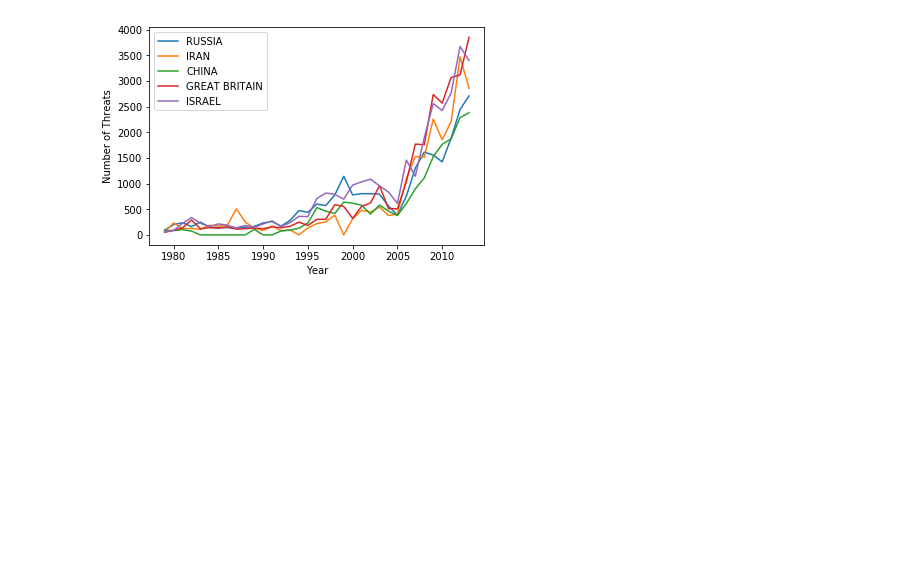
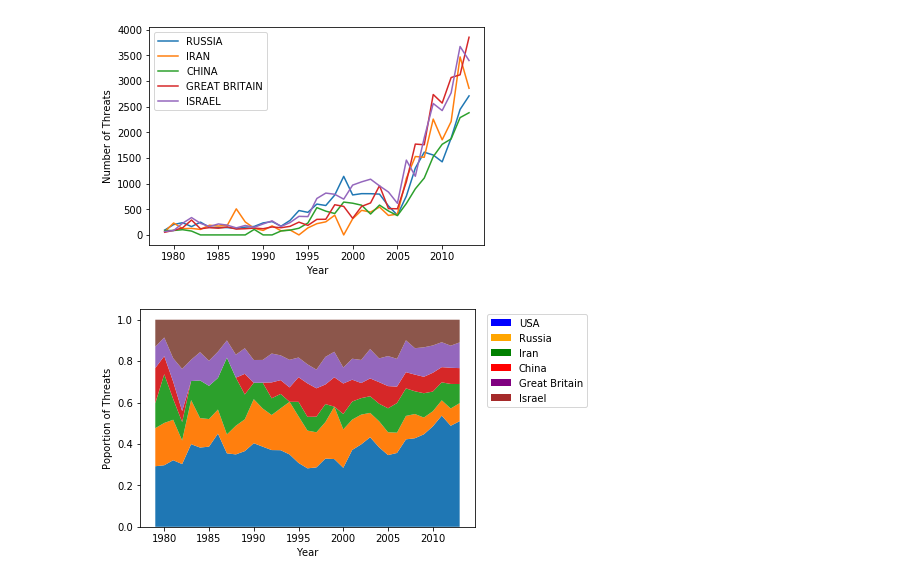
Before and after one commit to cubu0178/WeLikeBigData, a Jupyter notebook: Threats.ipynb, the cells around one changed output. Cells and saved outputs as stored; diff of their text form; code cells hidden in the pictures; blank space fills up the shorter version.

```diff
--- a/Threats.ipynb
+++ b/Threats.ipynb
@@ -230,3 +251,27 @@ plt.ylabel('Number of Threats')
 plt.show()
 # %% [output]
 [figure]
+# %%
+col_names=['Year','USA','RUSSIA','IRAN','CHINA','GREATBRITAIN','ISRAEL']
+dfthreats=pd.read_csv('threats.csv',skiprows=1,names=col_names)
+dfvalues=dfthreats.loc[:,['USA','RUSSIA','IRAN','CHINA','GREATBRITAIN','ISRAEL']]
+for i in dfvalues.index:
+    sum_year=dfvalues.loc[i].values.sum()
+    for j in dfvalues.columns:
+        dfvalues.loc[i,j]=dfvalues.loc[i,j]/sum_year
+fig, ax = plt.subplots()
+ax.stackplot(dfthreats.Year, dfvalues.USA, dfvalues.RUSSIA, dfvalues.IRAN,dfvalues.CHINA,dfvalues.GREATBRITAIN,dfvalues.ISRAEL)
+
+p1 = Rectangle((0, 0), 1, 1, fc="blue")
+p2 = Rectangle((0, 0), 1, 1, fc="orange")
+p3 = Rectangle((0, 0), 1, 1, fc="green")
+p4 = Rectangle((0, 0), 1, 1, fc="red")
+p5 = Rectangle((0, 0), 1, 1, fc="purple")
+p6 = Rectangle((0, 0), 1, 1, fc="brown")
+
+plt.legend([p1, p2,p3,p4,p5,p6], ['USA', 'Russia','Iran','China','Great Britain','Israel'],loc=1,bbox_to_anchor=(1.35, 1))
+plt.xlabel('Year')
+plt.ylabel('Poportion of Threats')
+plt.show()
+# %% [output]
+[figure, added]
```
Also changed, not shown: parts of 3 cells of this notebook.
